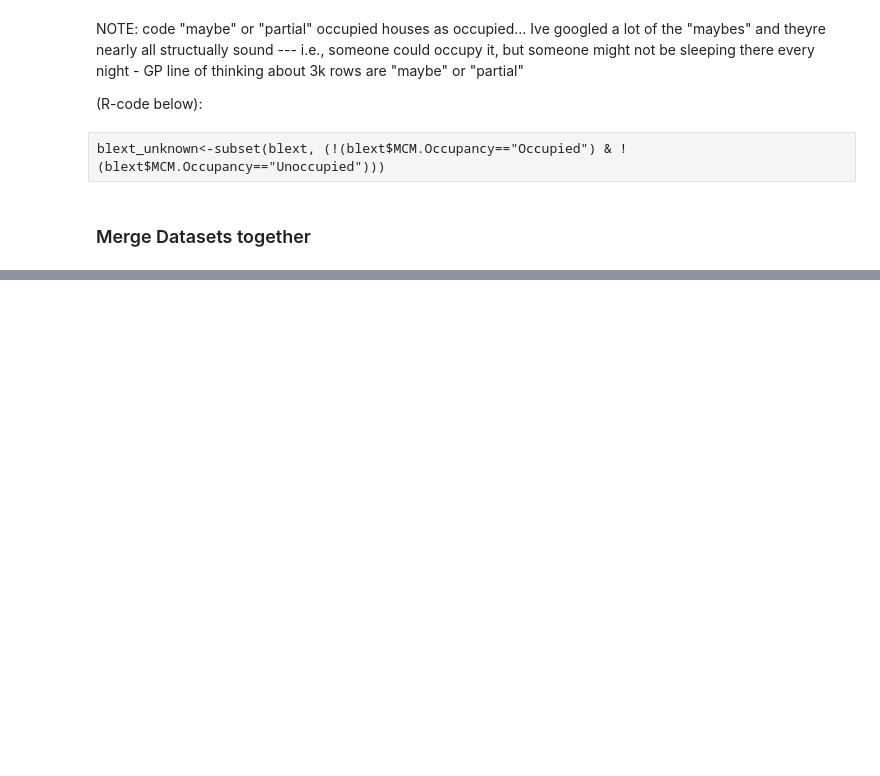
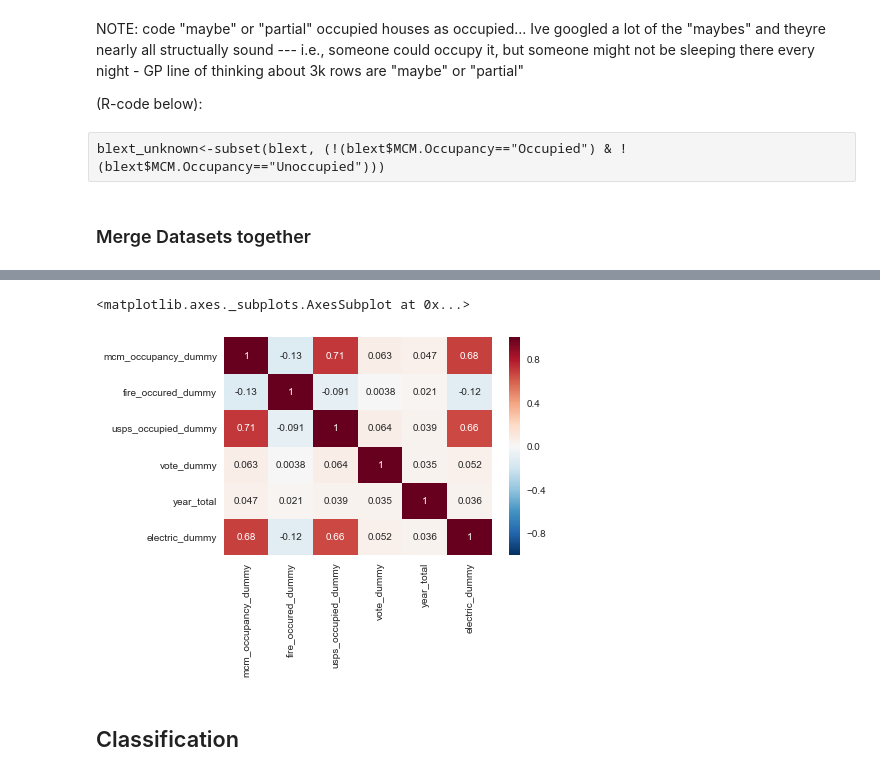
Before and after one commit to gperrin12/DLBA_occupancy_model, a Jupyter notebook: occupancy_model_November2017/ipython_notebooks/occupancy_model_DLBA_112917.ipynb, the cells around one changed output, grey strips where cells are left out. Cells and saved outputs as stored; diff of their text form; code cells hidden in the pictures; blank space fills up the shorter version.

```diff
--- a/occupancy_model_November2017/ipython_notebooks/occupancy_model_DLBA_112917.ipynb
+++ b/occupancy_model_November2017/ipython_notebooks/occupancy_model_DLBA_112917.ipynb
@@ -154,0 +215,11 @@ merged_train_final.head()
+# %%
+data_corr2 = merged_train_final[['mcm_occupancy_dummy',
+                                 u'fire_occured_dummy', u'usps_occupied_dummy',
+                                u'vote_dummy', u'year_total', u'electric_dummy']]
+# %%
+sns.heatmap(data_corr2.corr(), annot=True)
+# %% [output]
+<matplotlib.axes._subplots.AxesSubplot at 0x...>
+[figure, added]
+# %% [markdown]
+## Classification
```
Also changed, not shown: parts of 131 cells of this notebook.
